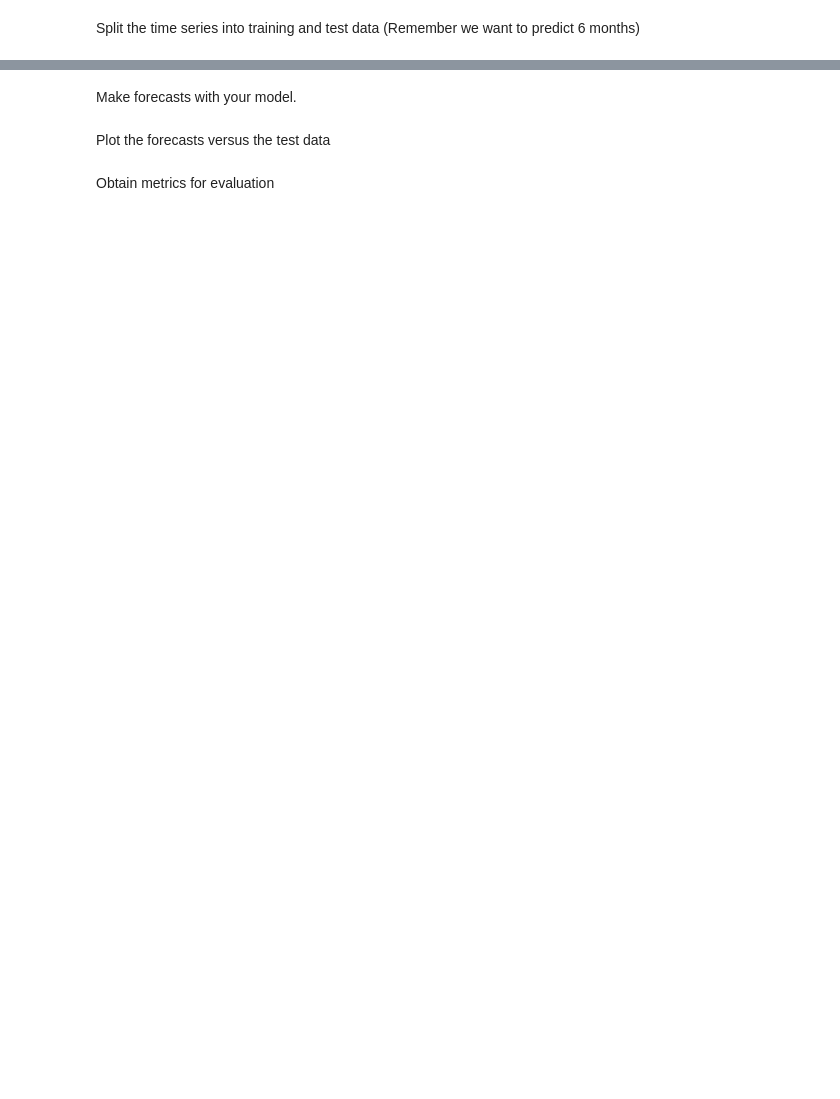
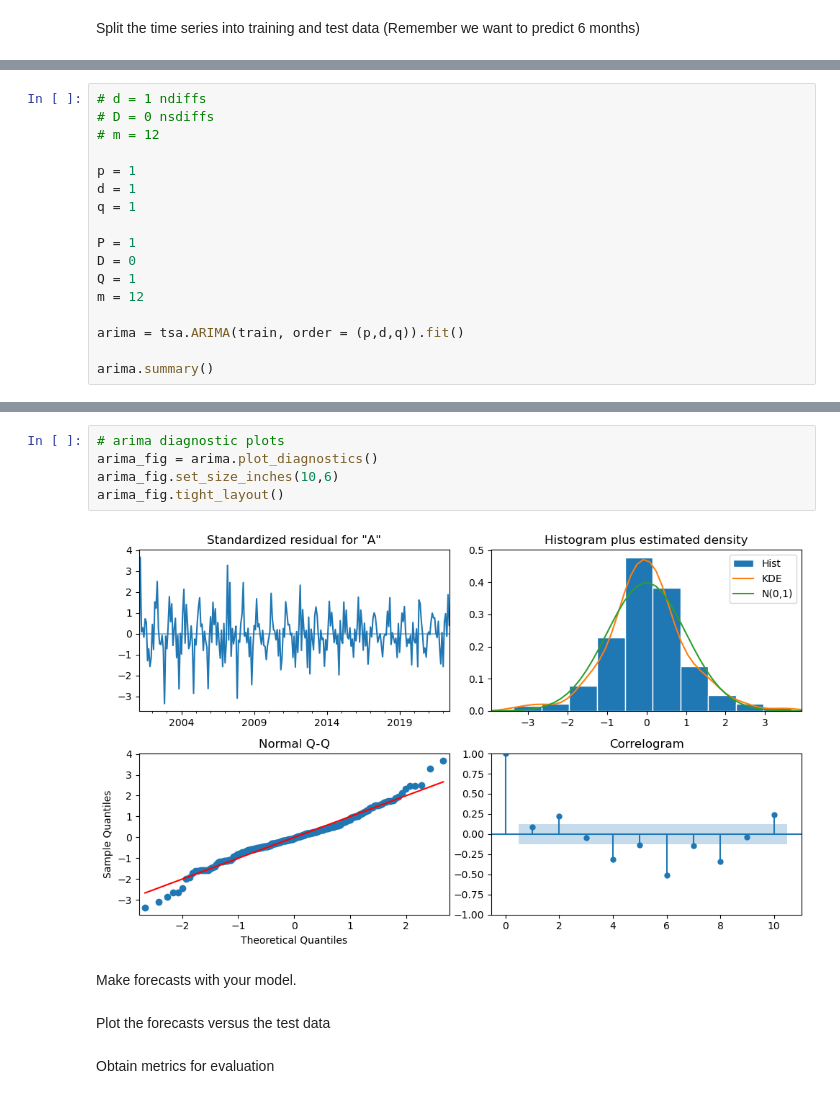
Before and after one commit to EhLeeOod/proj-3-part-1, a Jupyter notebook: core-proj-3-part-2.ipynb, the cells around one changed output, grey strips where cells are left out. Saved outputs shown, nothing was run; the diff lists cells and outputs as text; blank space fills up the shorter version.

```diff
--- a/core-proj-3-part-2.ipynb
+++ b/core-proj-3-part-2.ipynb
@@ -943,0 +1025,17 @@ Fit a manual ARIMA/SARIMA model based on the orders determined during your explo
+# %%
+# d = 1 ndiffs
+# D = 0 nsdiffs
+# m = 12
+
+p = 1
+d = 1
+q = 1
+
+P = 1
+D = 0
+Q = 1
+m = 12
+
+arima = tsa.ARIMA(train, order = (p,d,q)).fit()
+
+arima.summary()
@@ -944,3 +1061,10 @@ Fit a manual ARIMA/SARIMA model based on the orders determined during your explo
+# %%
+# arima diagnostic plots
+arima_fig = arima.plot_diagnostics()
+arima_fig.set_size_inches(10,6)
+arima_fig.tight_layout()
+# %% [output]
+[figure, added]
 # %% [markdown]
 Make forecasts with your model.
 # %% [markdown]
```
Also changed, not shown: parts of 17 cells of this notebook.
